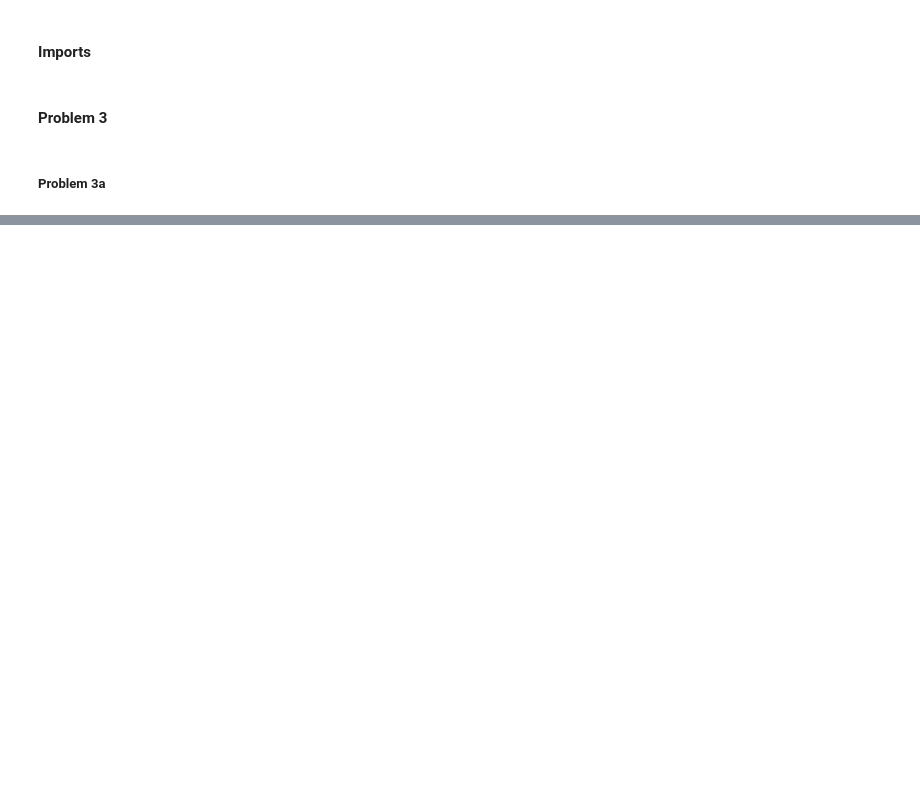
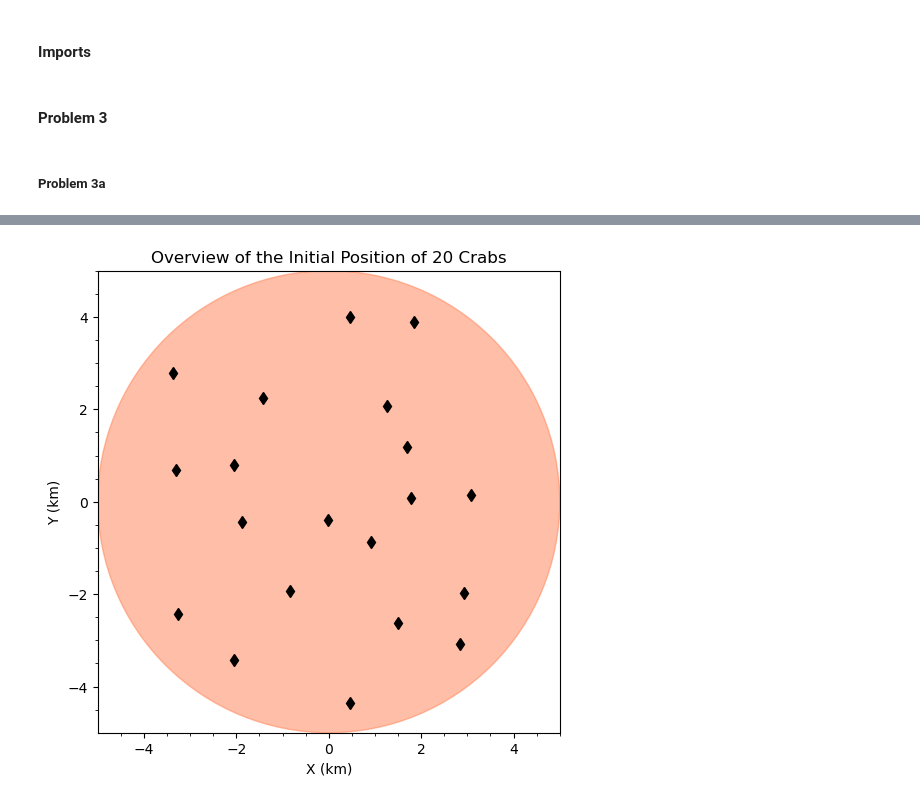
Before and after one commit to Gullaschen/AMAS, a Jupyter notebook: ProblemSet2/Problem_3.ipynb, the cells around one changed output, grey strips where cells are left out. Saved outputs shown, nothing was run; the diff lists cells and outputs as text; code cells hidden in the pictures; blank space fills up the shorter version.

```diff
--- a/ProblemSet2/Problem_3.ipynb
+++ b/ProblemSet2/Problem_3.ipynb
@@ -66,0 +170,23 @@ plt.show()
+# %%
+df_crab_original = pd.read_csv('CrabStartPositions.txt', sep='\s+',header=None)
+df_crab_original.columns = ['X','Y'] # Set column names
+df_crab_original['Alive'] = 1 # Set all crabs to being alive
+df_crab_original['Mass']  = 1 # Set the mass of all crabs to 1
+# %%
+island = plt.Circle((0, 0), island_size, color='coral', alpha=0.5)
+fig, ax = plt.subplots(figsize=(6,6))
+ax.add_artist(island)
+ax.plot(df_crab_original['X'],df_crab_original['Y'], color='k',marker='d',linestyle='')
+ax = plt.gca()
+ax.xaxis.set_minor_locator(AutoMinorLocator(4))
+ax.yaxis.set_minor_locator(AutoMinorLocator(4))
+ax.tick_params(which='minor', length=2, color='k')
+ax.set_xlim(-island_size, island_size)
+ax.set_ylim(-island_size, island_size)
+ax.set_xlabel('X (km)')
+ax.set_ylabel('Y (km)')
+ax.set_title('Overview of the Initial Position of 20 Crabs')
+plt.gca().set_aspect('equal', adjustable='box')
+plt.show()
+# %% [output]
+[figure, added]
```
Also changed, not shown: parts of 13 cells of this notebook, 2 other files.
